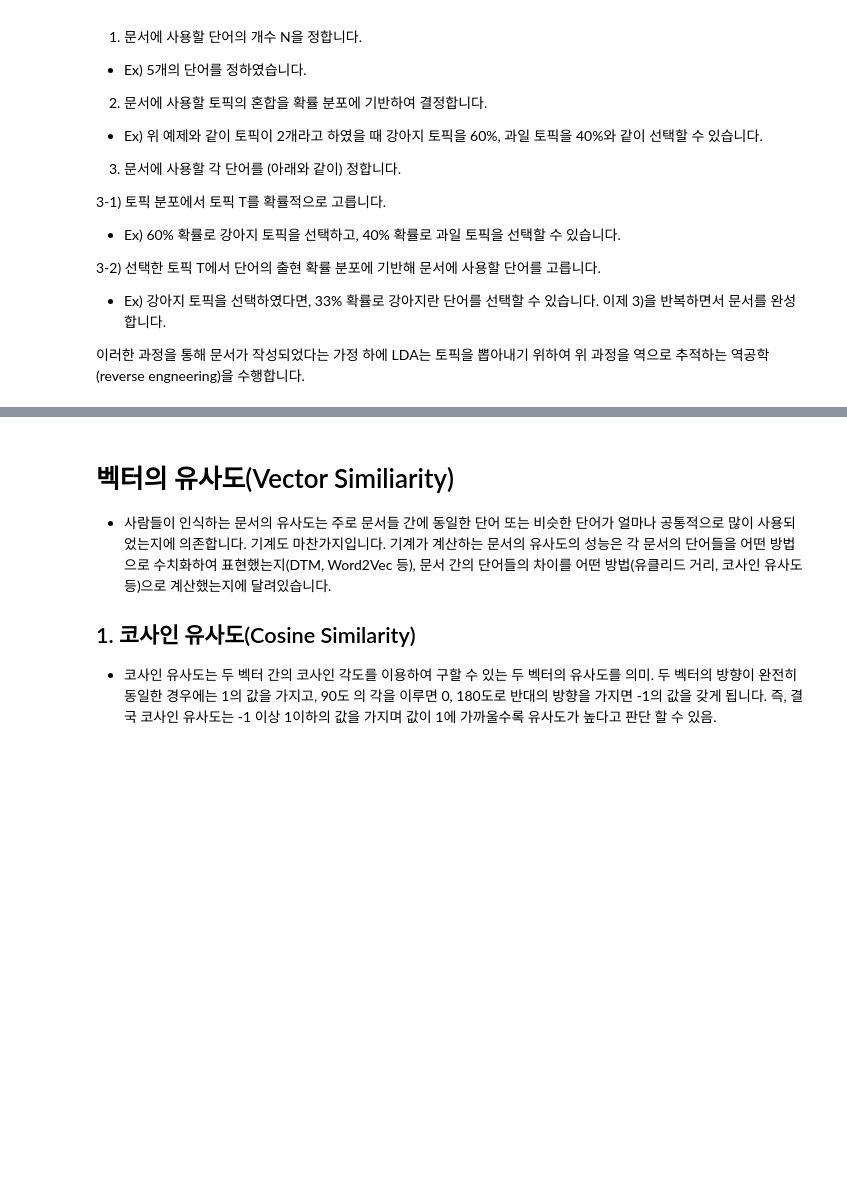
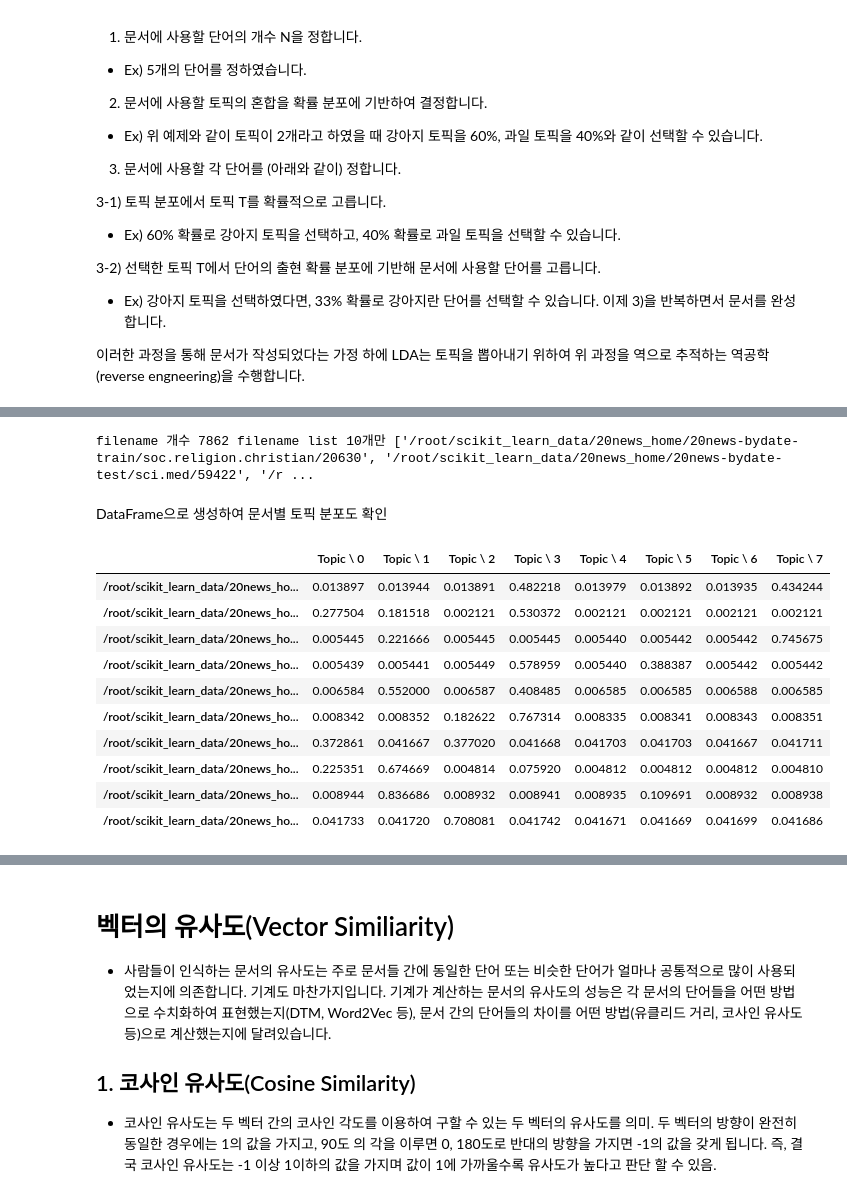
Before and after one commit to qkrwjdduf159/SD_academy, a Jupyter notebook: 머신러닝/텍스트 분석(Text analysis)/텍스트_분석.ipynb, the cells around one changed output, grey strips where cells are left out. Drawn from its saved outputs; the diff is of its cells as text; code cells hidden in the pictures; blank space fills up the shorter version.

```diff
--- a/머신러닝/텍스트 분석(Text analysis)/텍스트_분석.ipynb
+++ b/머신러닝/텍스트 분석(Text analysis)/텍스트_분석.ipynb
@@ -3864,0 +3894,17 @@ LDA는 각 문서의 토픽 분포와 각 토픽 내의 단어 분포를 추정
+# %%
+from sklearn.datasets import fetch_20newsgroups
+from sklearn.feature_extraction.text import CountVectorizer
+from sklearn.decomposition import LatentDirichletAllocation
+
+# 모토사이클, 야구, 그래픽스, 윈도우즈, 중동, 기독교, 의학, 우주 주제를 추출.
+cats = ['rec.motorcycles', 'rec.sport.baseball', 'comp.graphics', 'comp.windows.x',
+        'talk.politics.mideast', 'soc.religion.christian', 'sci.electronics', 'sci.med'  ]
+
+# 위에서 cats 변수로 기재된 category만 추출. featch_20newsgroups( )의 categories에 cats 입력
+news_df= fetch_20newsgroups(subset='all',remove=('headers', 'footers', 'quotes'),
+                            categories=cats, random_state=0)
+
+#LDA 는 Count기반의 Vectorizer만 적용합니다.
+count_vect = CountVectorizer(max_df=0.95, max_features=1000, min_df=2, stop_words='english', ngram_range=(1,2))
+feat_vect = count_vect.fit_transform(news_df.data)
+print('CountVectorizer Shape:', feat_vect.shape)
@@ -3864,0 +3917,3 @@ LDA는 각 문서의 토픽 분포와 각 토픽 내의 단어 분포를 추정
+# %%
+lda = LatentDirichletAllocation(n_components=8, random_state=0)
+lda.fit(feat_vect)
@@ -3864,0 +3998,4 @@ LDA는 각 문서의 토픽 분포와 각 토픽 내의 단어 분포를 추정
+# %%
+doc_topics = lda.transform(feat_vect)
+print(doc_topics.shape)
+print(doc_topics[:3])
@@ -3864,0 +4019,33 @@ LDA는 각 문서의 토픽 분포와 각 토픽 내의 단어 분포를 추정
+# %%
+def get_filename_list(newsdata):
+  filename_list = []
+
+  for file in newsdata.filenames:
+    filenames_temp = file.split('\\')[-2:]
+    filename = '.'.join(filenames_temp)
+    filename_list.append(filename)
+  return filename_list
+filename_list = get_filename_list(news_df)
+print('filename 개수',len(filename_list), 'filename list 10개만',filename_list[:10])
+# %% [output]
+filename 개수 7862 filename list 10개만 ['/root/scikit_learn_data/20news_home/20news-bydate-train/soc.religion.christian/20630', '/root/scikit_learn_data/20news_home/20news-bydate-test/sci.med/59422', '/r ...
+# %% [markdown]
+DataFrame으로 생성하여 문서별 토픽 분포도 확인
+# %%
+import pandas as pd
+
+topic_names = ['Topic \ '+ str(i) for i in range(0,8)]
+doc_topic_df = pd.DataFrame(data = doc_topics, columns = topic_names,index = filename_list)
+doc_topic_df.head(10)
+# %% [output]
+|  | Topic \ 0 | Topic \ 1 | Topic \ 2 | Topic \ 3 | Topic \ 4 | Topic \ 5 | Topic \ 6 | Topic \ 7 |
+| /root/scikit_learn_data/20news_ho... | 0.013897 | 0.013944 | 0.013891 | 0.482218 | 0.013979 | 0.013892 | 0.013935 | 0.434244 |
+| /root/scikit_learn_data/20news_ho... | 0.277504 | 0.181518 | 0.002121 | 0.530372 | 0.002121 | 0.002121 | 0.002121 | 0.002121 |
+| /root/scikit_learn_data/20news_ho... | 0.005445 | 0.221666 | 0.005445 | 0.005445 | 0.005440 | 0.005442 | 0.005442 | 0.745675 |
+| /root/scikit_learn_data/20news_ho... | 0.005439 | 0.005441 | 0.005449 | 0.578959 | 0.005440 | 0.388387 | 0.005442 | 0.005442 |
+| /root/scikit_learn_data/20news_ho... | 0.006584 | 0.552000 | 0.006587 | 0.408485 | 0.006585 | 0.006585 | 0.006588 | 0.006585 |
+| /root/scikit_learn_data/20news_ho... | 0.008342 | 0.008352 | 0.182622 | 0.767314 | 0.008335 | 0.008341 | 0.008343 | 0.008351 |
+| /root/scikit_learn_data/20news_ho... | 0.372861 | 0.041667 | 0.377020 | 0.041668 | 0.041703 | 0.041703 | 0.041667 | 0.041711 |
+| /root/scikit_learn_data/20news_ho... | 0.225351 | 0.674669 | 0.004814 | 0.075920 | 0.004812 | 0.004812 | 0.004812 | 0.004810 |
+| /root/scikit_learn_data/20news_ho... | 0.008944 | 0.836686 | 0.008932 | 0.008941 | 0.008935 | 0.109691 | 0.008932 | 0.008938 |
+| /root/scikit_learn_data/20news_ho... | 0.041733 | 0.041720 | 0.708081 | 0.041742 | 0.041671 | 0.041669 | 0.041699 | 0.041686 |
```
Also changed, not shown: parts of 17 cells of this notebook.
